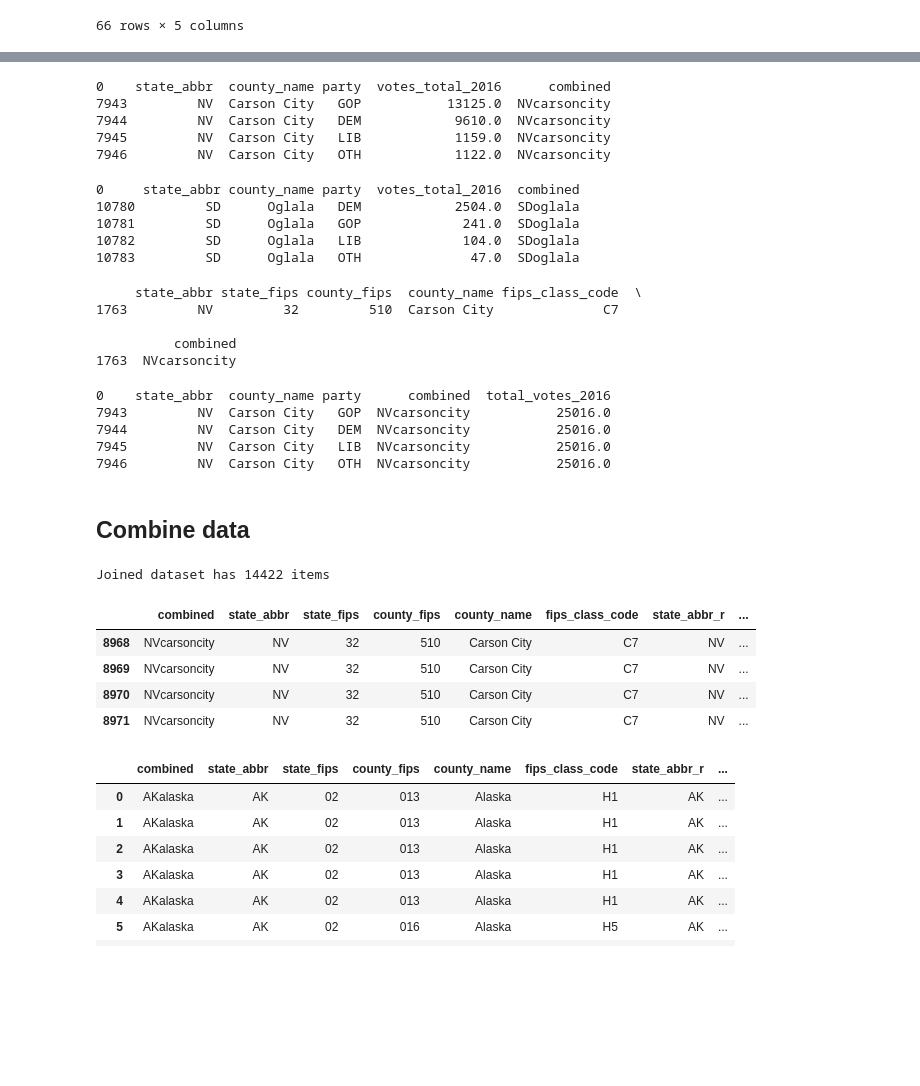
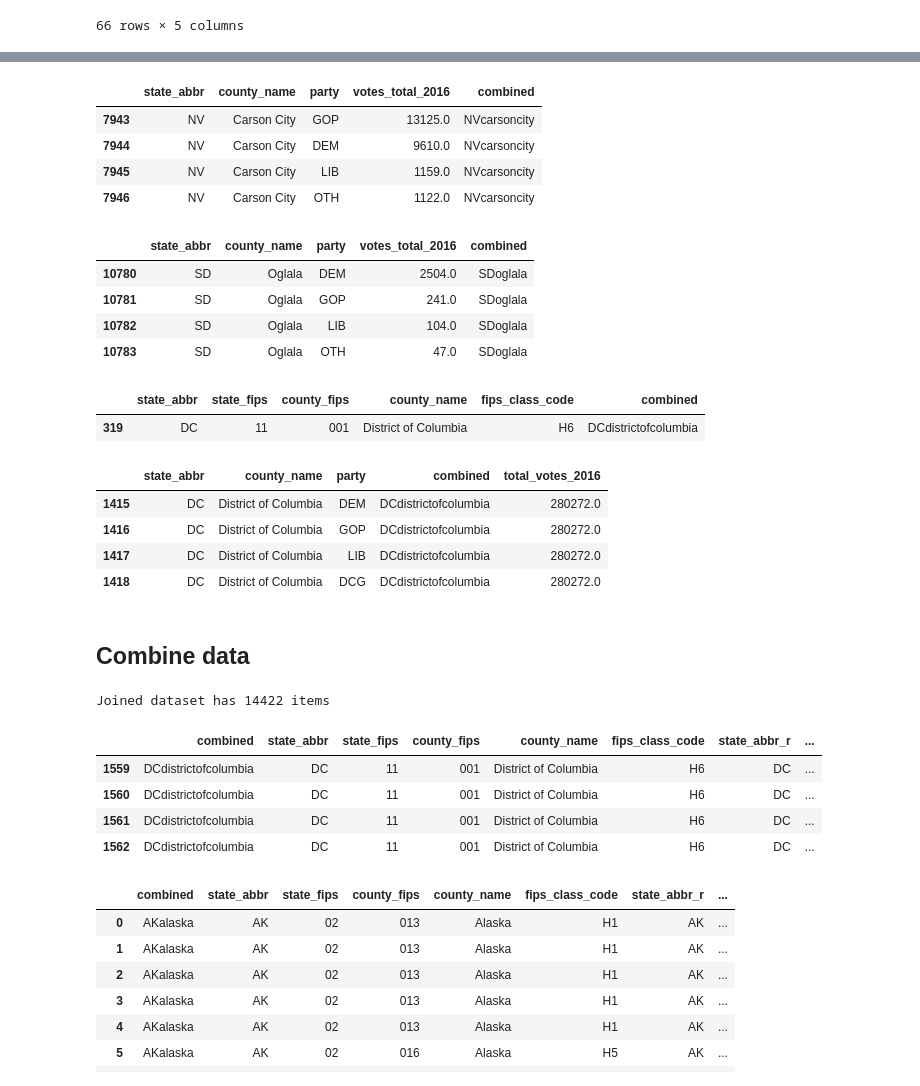
Before and after one commit to tonmcg/US_County_Level_Election_Results_08-20, a Jupyter notebook: US_County_Level_Presidential_Results_12-16.ipynb, the cells around one changed output, grey strips where cells are left out. Drawn from its saved outputs; the diff is of its cells as text; code cells hidden in the pictures; blank space fills up the shorter version.

```diff
--- a/US_County_Level_Presidential_Results_12-16.ipynb
+++ b/US_County_Level_Presidential_Results_12-16.ipynb
@@ -374,66 +364,63 @@ for i, row in cities.iteritems():
     if row != 'NVcarsoncity':
         townhall.loc[townhall['combined'] == row, 'combined'] = row + 'city'
 
-print(townhall[(townhall['combined'] == 'NVcarsoncity')])
+townhall[(townhall['combined'] == 'NVcarsoncity')]
 # %% [output]
-0    state_abbr  county_name party  votes_total_2016      combined
-7943         NV  Carson City   GOP           13125.0  NVcarsoncity
-7944         NV  Carson City   DEM            9610.0  NVcarsoncity
-7945         NV  Carson City   LIB            1159.0  NVcarsoncity
-7946         NV  Carson City   OTH            1122.0  NVcarsoncity
+|  | state_abbr | county_name | party | votes_total_2016 | combined |
+| 7943 | NV | Carson City | GOP | 13125.0 | NVcarsoncity |
+| 7944 | NV | Carson City | DEM | 9610.0 | NVcarsoncity |
+| 7945 | NV | Carson City | LIB | 1159.0 | NVcarsoncity |
+| 7946 | NV | Carson City | OTH | 1122.0 | NVcarsoncity |
 # %%
 # remove 'county' from 'combined' column of C7 fips class code counties in townhall
 townhall['combined'] = townhall['combined'].str.replace('county','')
-print(townhall[(townhall['county_name'] == 'Oglala')])
+townhall[(townhall['county_name'] == 'Oglala')]
 # %% [output]
-0     state_abbr county_name party  votes_total_2016  combined
-10780         SD      Oglala   DEM            2504.0  SDoglala
-10781         SD      Oglala   GOP             241.0  SDoglala
-10782         SD      Oglala   LIB             104.0  SDoglala
-10783         SD      Oglala   OTH              47.0  SDoglala
+|  | state_abbr | county_name | party | votes_total_2016 | combined |
+| 10780 | SD | Oglala | DEM | 2504.0 | SDoglala |
+| 10781 | SD | Oglala | GOP | 241.0 | SDoglala |
+| 10782 | SD | Oglala | LIB | 104.0 | SDoglala |
+| 10783 | SD | Oglala | OTH | 47.0 | SDoglala |
 # %%
+# combine state abbreviation and county name to create a unique key to join with other datasets
 census['combined'] = census['state_abbr'] + census['county_name'].apply(lambda x: x.replace('County','').replace('Parish','').replace(' ','').lower())
-print(census[(census['state_abbr'] == 'NV') & (census['county_name'] == 'Carson City')])
-# print(census[(census['state_abbr'] == 'VA') & (census['county_name'] == 'Bedford County')])
+census[(census['state_abbr'] == 'DC')]
 # %% [output]
-     state_abbr state_fips county_fips  county_name fips_class_code  \
-1763         NV         32         510  Carson City              C7
-
-          combined
-1763  NVcarsoncity
+|  | state_abbr | state_fips | county_fips | county_name | fips_class_code | combined |
+| 319 | DC | 11 | 001 | District of Columbia | H6 | DCdistrictofcolumbia |
 # %%
 # return sum of votes by state and county
 townhall['total_votes_2016'] = townhall['votes_total_2016'].groupby(townhall['combined']).transform('sum')
 townhall_counties = townhall.drop('votes_total_2016',axis=1)
 
 # view dataset by selected state
-print(townhall_counties[(townhall_counties['state_abbr'] == 'NV') & (townhall_counties['county_name'] == 'Carson City')])
+townhall_counties[(townhall_counties['state_abbr'] == 'DC')]
 # %% [output]
-0    state_abbr  county_name party      combined  total_votes_2016
-7943         NV  Carson City   GOP  NVcarsoncity           25016.0
-7944         NV  Carson City   DEM  NVcarsoncity           25016.0
-7945         NV  Carson City   LIB  NVcarsoncity           25016.0
-7946         NV  Carson City   OTH  NVcarsoncity           25016.0
+|  | state_abbr | county_name | party | combined | total_votes_2016 |
+| 1415 | DC | District of Columbia | DEM | DCdistrictofcolumbia | 280272.0 |
+| 1416 | DC | District of Columbia | GOP | DCdistrictofcolumbia | 280272.0 |
+| 1417 | DC | District of Columbia | LIB | DCdistrictofcolumbia | 280272.0 |
+| 1418 | DC | District of Columbia | DCG | DCdistrictofcolumbia | 280272.0 |
 # %% [markdown]
 ## Combine data
 # %%
 # join census and townhall data on the 'combined' column
 right = townhall.set_index('combined')
 left = census.set_index('combined')
 
 combined = left.join(right, lsuffix='', rsuffix='_r')
 combined = combined.reset_index()
 print('Joined dataset has ' + str(combined.shape[0]) + ' items')
 
 # view data by selected state
-combined[(combined['state_abbr'] == 'NV') & (combined['fips_class_code'] == 'C7')]
+combined[(combined['state_abbr'] == 'DC')]
 # %% [output]
 Joined dataset has 14422 items
 |  | combined | state_abbr | state_fips | county_fips | county_name | fips_class_code | state_abbr_r | ... |
-| 8968 | NVcarsoncity | NV | 32 | 510 | Carson City | C7 | NV | ... |
-| 8969 | NVcarsoncity | NV | 32 | 510 | Carson City | C7 | NV | ... |
-| 8970 | NVcarsoncity | NV | 32 | 510 | Carson City | C7 | NV | ... |
-| 8971 | NVcarsoncity | NV | 32 | 510 | Carson City | C7 | NV | ... |
+| 1559 | DCdistrictofcolumbia | DC | 11 | 001 | District of Columbia | H6 | DC | ... |
+| 1560 | DCdistrictofcolumbia | DC | 11 | 001 | District of Columbia | H6 | DC | ... |
+| 1561 | DCdistrictofcolumbia | DC | 11 | 001 | District of Columbia | H6 | DC | ... |
+| 1562 | DCdistrictofcolumbia | DC | 11 | 001 | District of Columbia | H6 | DC | ... |
 # %%
 # scale Alaska by number of counties
 combined.loc[(combined['state_abbr'] == 'AK'),'votes_total_2016'] = (combined['votes_total_2016'][combined['state_abbr'] == 'AK']/ak_counties).astype(int)
```
Also changed, not shown: parts of 18 cells of this notebook, 1 other file.
